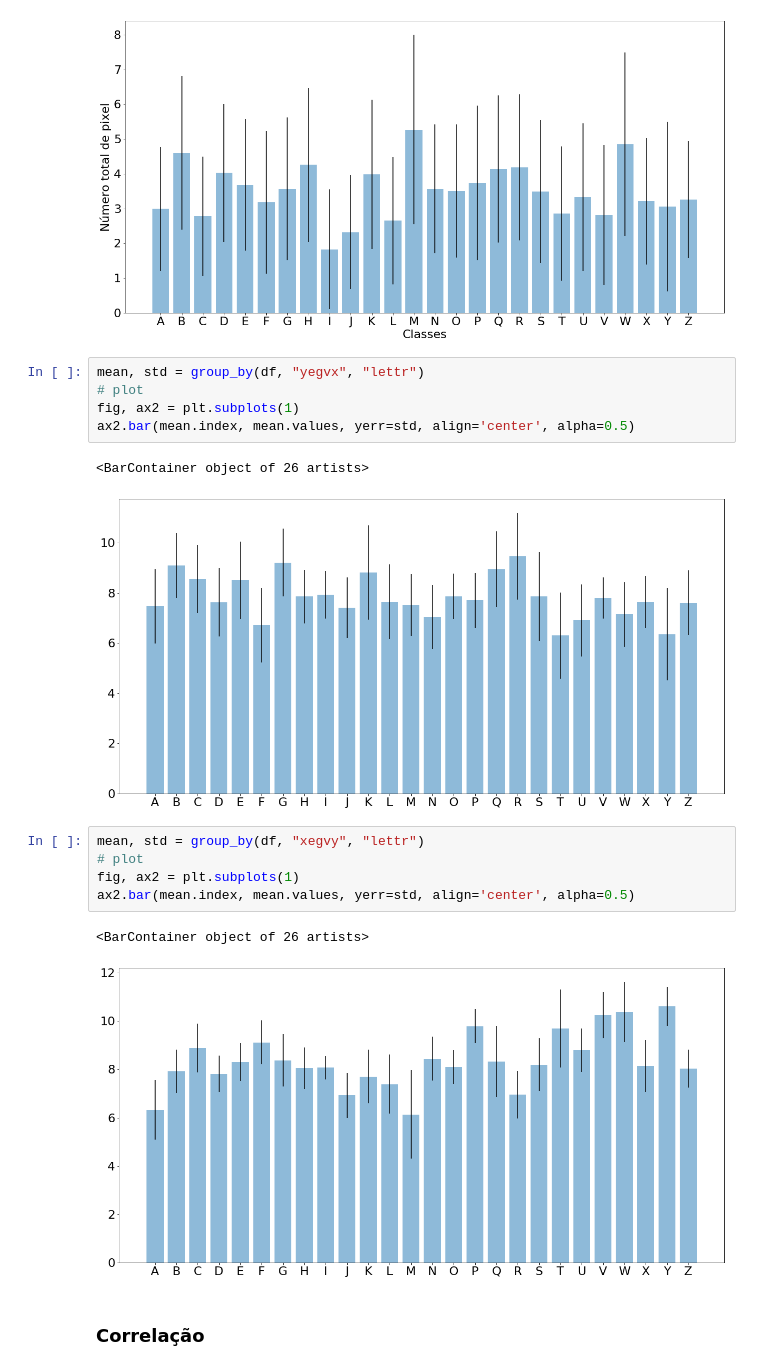
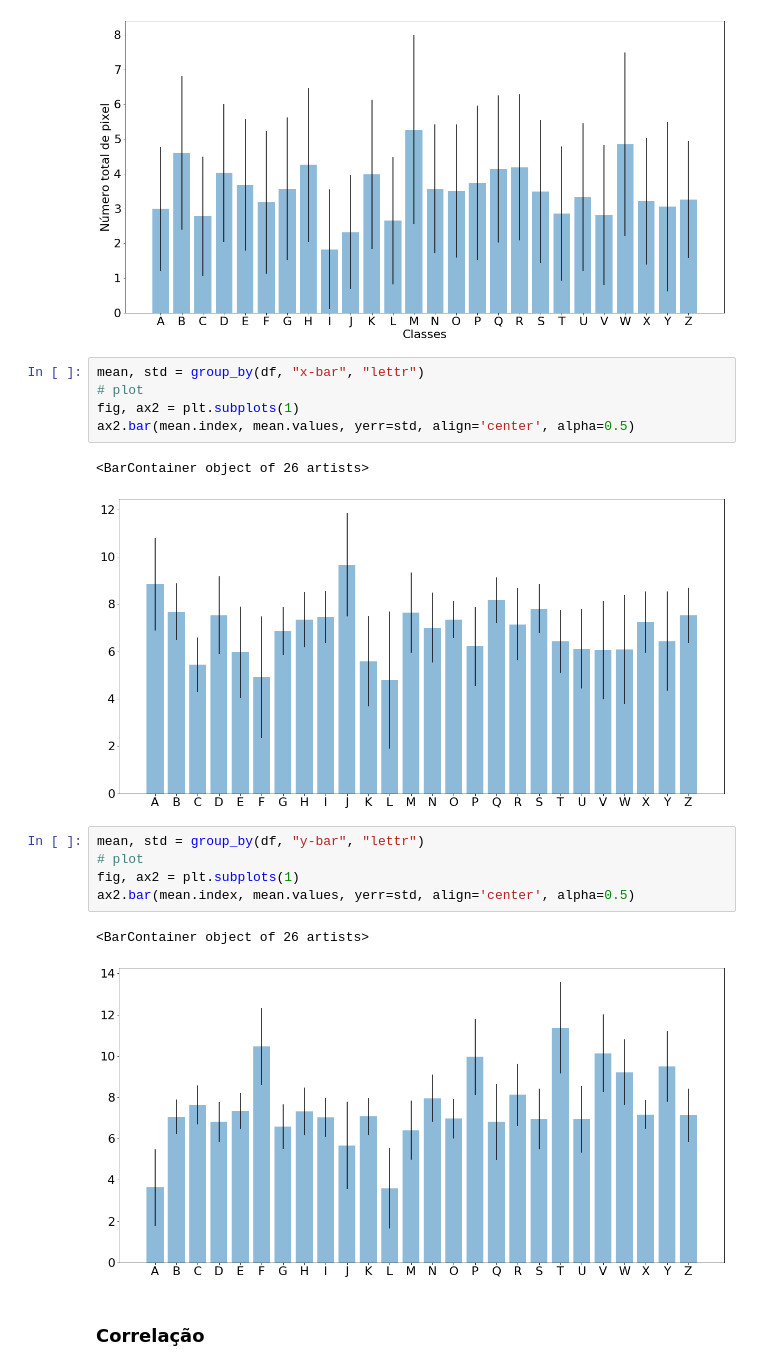
Before and after one commit to vktorbr/Letter-Recognition, a Jupyter notebook: eda.ipynb, the cells around one changed output. Drawn from its saved outputs; the diff is of its cells as text.

```diff
--- a/eda.ipynb
+++ b/eda.ipynb
@@ -91,21 +91,21 @@ ax2.set_xlabel("Classes")
 Text(0.5, 0, 'Classes')
 [figure]
 # %%
-mean, std = group_by(df, "yegvx", "lettr")
+mean, std = group_by(df, "x-bar", "lettr")
 # plot
 fig, ax2 = plt.subplots(1)
 ax2.bar(mean.index, mean.values, yerr=std, align='center', alpha=0.5)
 # %% [output]
 <BarContainer object of 26 artists>
-[figure, old version]
+[figure, new version]
 # %%
-mean, std = group_by(df, "xegvy", "lettr")
+mean, std = group_by(df, "y-bar", "lettr")
 # plot
 fig, ax2 = plt.subplots(1)
 ax2.bar(mean.index, mean.values, yerr=std, align='center', alpha=0.5)
 # %% [output]
 <BarContainer object of 26 artists>
-[figure, old version]
+[figure, new version]
 # %% [markdown]
 ### Correlação
 # %%
```
Also changed, not shown: 1 other file.
